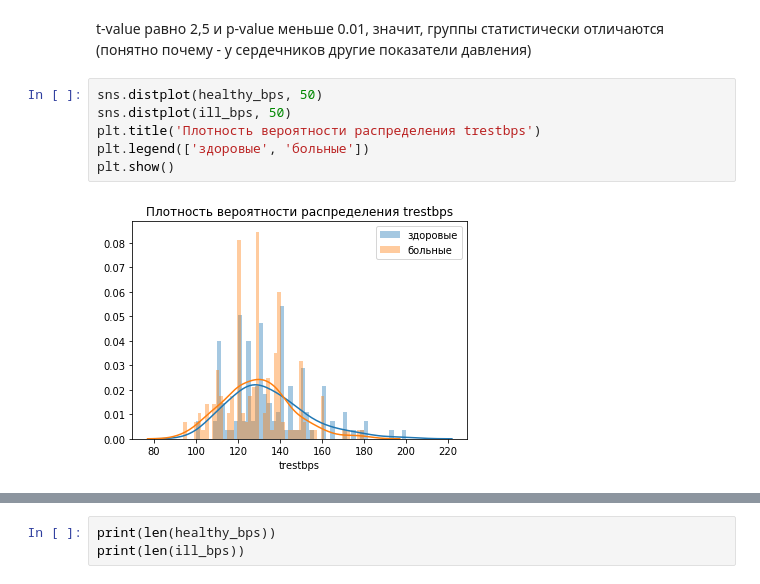
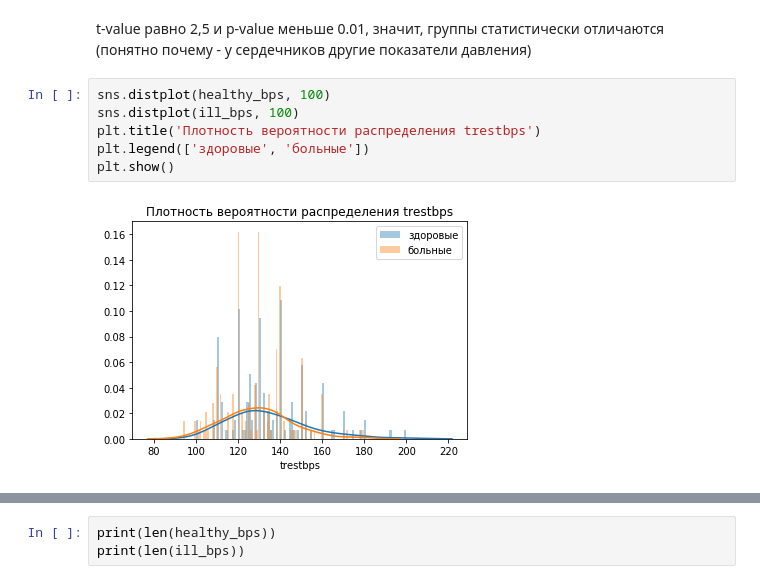
Before and after one commit to musyma/Netology-statistics, a Jupyter notebook: lecture-5.ipynb, the cells around one changed output, grey strips where cells are left out. Saved outputs shown, nothing was run; the diff lists cells and outputs as text.

```diff
--- a/lecture-5.ipynb
+++ b/lecture-5.ipynb
@@ -851,10 +762,10 @@ Ttest_indResult(statistic=2.5412927171039, pvalue=0.011546059200233312)
 # %% [markdown]
 t-value равно 2,5 и p-value меньше 0.01, значит, группы статистически отличаются (понятно почему - у сердечников другие показатели давления)
 # %%
-sns.distplot(healthy_bps, 50)
-sns.distplot(ill_bps, 50)
+sns.distplot(healthy_bps, 100)
+sns.distplot(ill_bps, 100)
 plt.title('Плотность вероятности распределения trestbps')
 plt.legend(['здоровые', 'больные'])
 plt.show()
 # %% [output]
-[figure, old version]
+[figure, new version]
```
Also changed, not shown: parts of 19 cells of this notebook, 1 other file.
